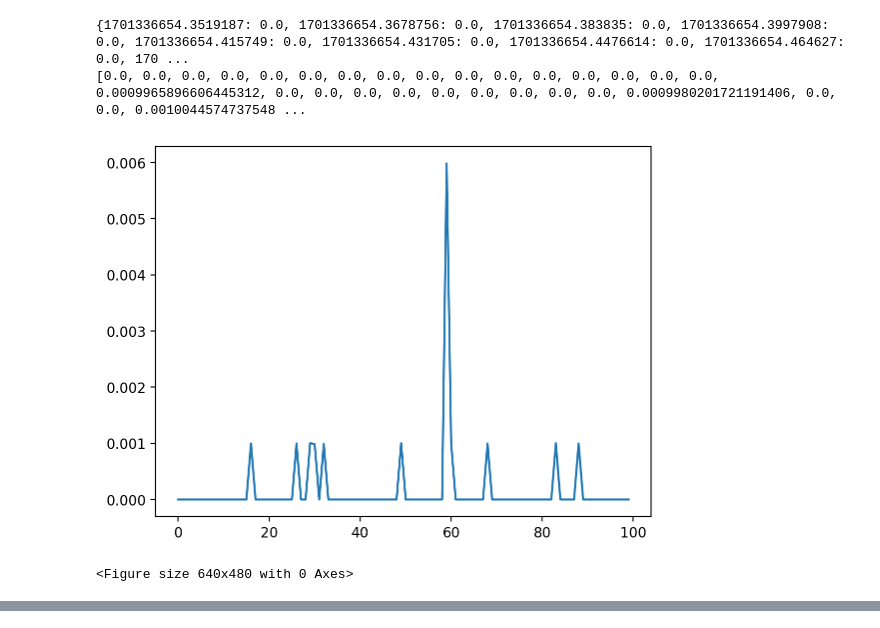
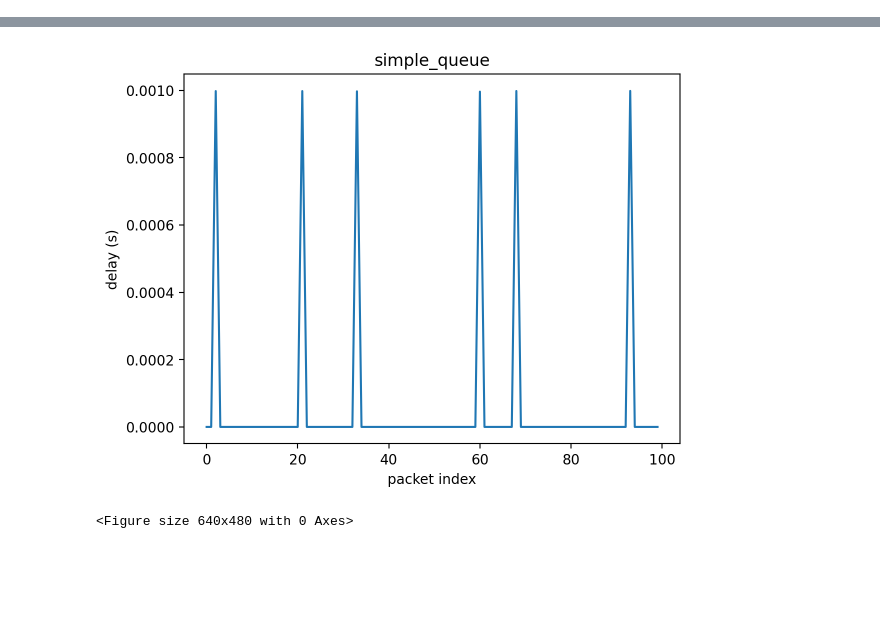
Before and after one commit to yuhangzheng94/masque-linux, a Jupyter notebook: experiment.ipynb, the cells around one changed output, grey strips where cells are left out. Saved outputs shown, nothing was run; the diff lists cells and outputs as text; code cells hidden in the pictures; blank space fills up the shorter version.

```diff
--- a/experiment.ipynb
+++ b/experiment.ipynb
@@ -45,28 +51,5 @@ import matplotlib.pyplot as plt
 %config InlineBackend.figure_format = 'retina'
 
 from utils import start
-# %%
-class Connection:
-    '''
-    This is an abstract base class for connections.
-    We will implement four subclasses:
-    - SimpleQueue()
-    - LocalUDP()
-    - DirectUDP()
-    - DirectTCP()
-    - MasqueUDP()
-    - MasqueTCP()
-    They will use global variables: masque_addr, echo_addr
-    For simplicity, this class is synchronous.
-    TCP connections will use \n as separator.
-    '''
-    def __init__(self, *args, **kwargs):
-        raise NotImplementedError
-
-    def send(self, data: bytes):
-        raise NotImplementedError
-
-    def recv(self) -> bytes:
-        raise NotImplementedError
 # %%
 def benchmark(
@@ -138,24 +117,9 @@ def benchmark(
-# %%
-class SimpleQueue(Connection):
-    '''
-    This is a simple queue that can be used to test the benchmark function.
-    '''
-    def __init__(self, *args, **kwargs):
-        self.queue = queue.Queue()
-
-    def send(self, data: bytes):
-        self.queue.put(data)
-
-    def recv(self) -> bytes:
-        result = self.queue.get()
-        return result
-
-benchmark(
-    SimpleQueue(), 'simple_queue',
-    payload='hello world',
-)
-# %% [output]
-{1701336654.3519187: 0.0, 1701336654.3678756: 0.0, 1701336654.383835: 0.0, 1701336654.3997908: 0.0, 1701336654.415749: 0.0, 1701336654.431705: 0.0, 1701336654.4476614: 0.0, 1701336654.464627: 0.0, 170 ...
-[0.0, 0.0, 0.0, 0.0, 0.0, 0.0, 0.0, 0.0, 0.0, 0.0, 0.0, 0.0, 0.0, 0.0, 0.0, 0.0, 0.0009965896606445312, 0.0, 0.0, 0.0, 0.0, 0.0, 0.0, 0.0, 0.0, 0.0, 0.0009980201721191406, 0.0, 0.0, 0.0010044574737548 ...
-[figure, removed]
-<Figure size 640x480 with 0 Axes>
+# %%
+name = 'simple_queue'
+q = queue.Queue()
+benchmark(
+    q, q, name,
+    payload='hello world',
+    n=100, gap=0,
+)
+# %% [output]
@@ -161,0 +127,2 @@ benchmark(
+[figure, added]
+<Figure size 640x480 with 0 Axes>
```
Also changed, not shown: parts of 7 cells of this notebook, 12 other files.
